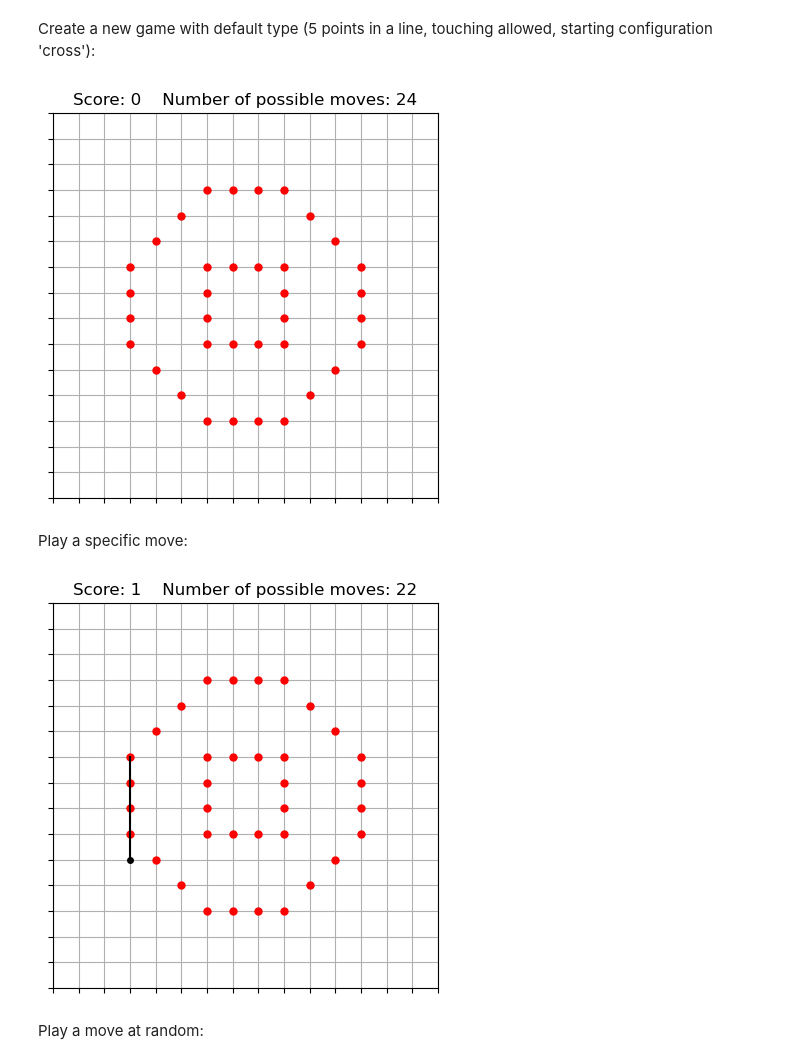
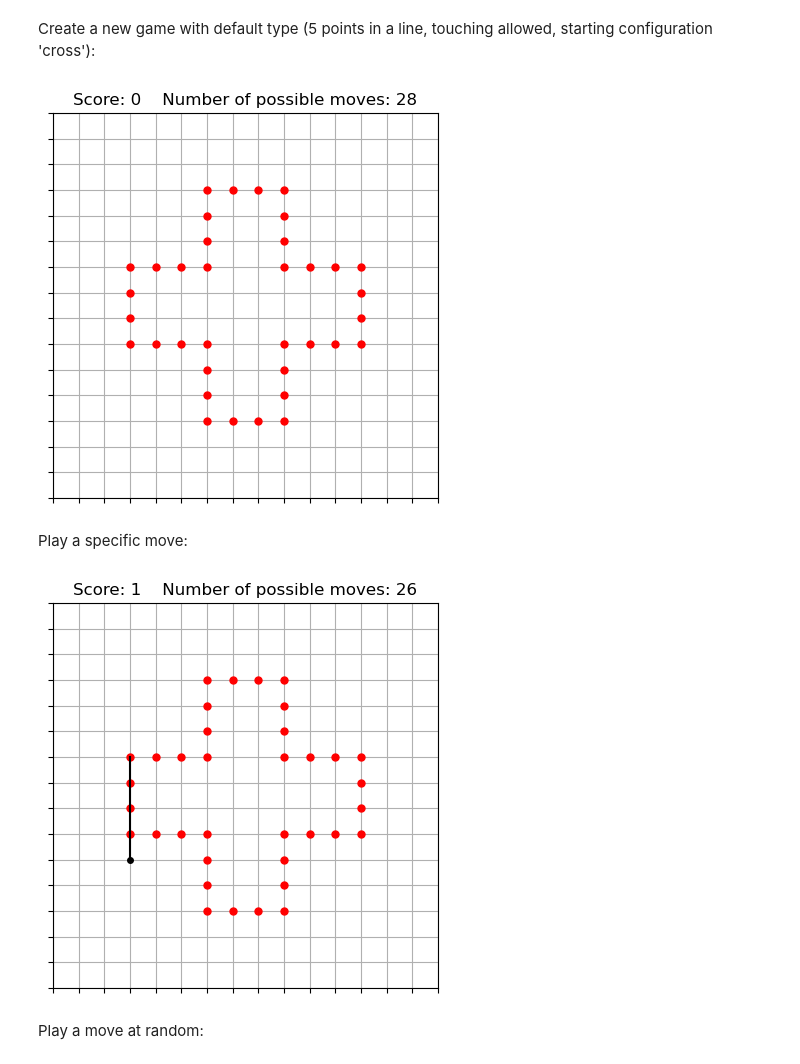
Before and after one commit to gillioz/MorpionSolitaire, a Jupyter notebook: cpp/PyMorpionSolitaire.ipynb, the cells around one changed output. Saved outputs shown, nothing was run; the diff lists cells and outputs as text; code cells hidden in the pictures.

```diff
--- a/cpp/PyMorpionSolitaire.ipynb
+++ b/cpp/PyMorpionSolitaire.ipynb
@@ -12,17 +12,17 @@ Display module information:
 # %% [markdown]
 Create a new game with default type (5 points in a line, touching allowed, starting configuration 'cross'):
 # %%
-game = PyMorpionSolitaire.Game5T('p')
+game = PyMorpionSolitaire.Game5T('c')
 game.print()
 # %% [output]
-[figure, old version]
+[figure, new version]
 # %% [markdown]
 Play a specific move:
 # %%
 game.playByIndex(0)
 game.print()
 # %% [output]
-[figure, old version]
+[figure, new version]
 # %% [markdown]
 Play a move at random:
 # %%
```
Also changed, not shown: parts of 16 cells of this notebook, 4 other files.
